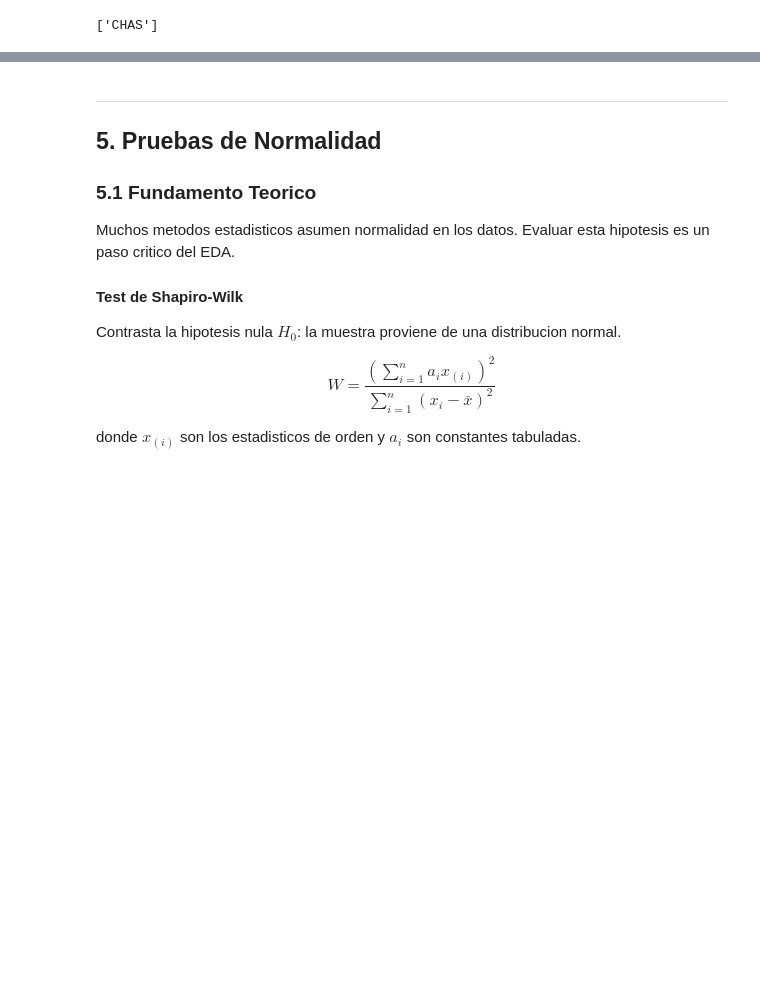
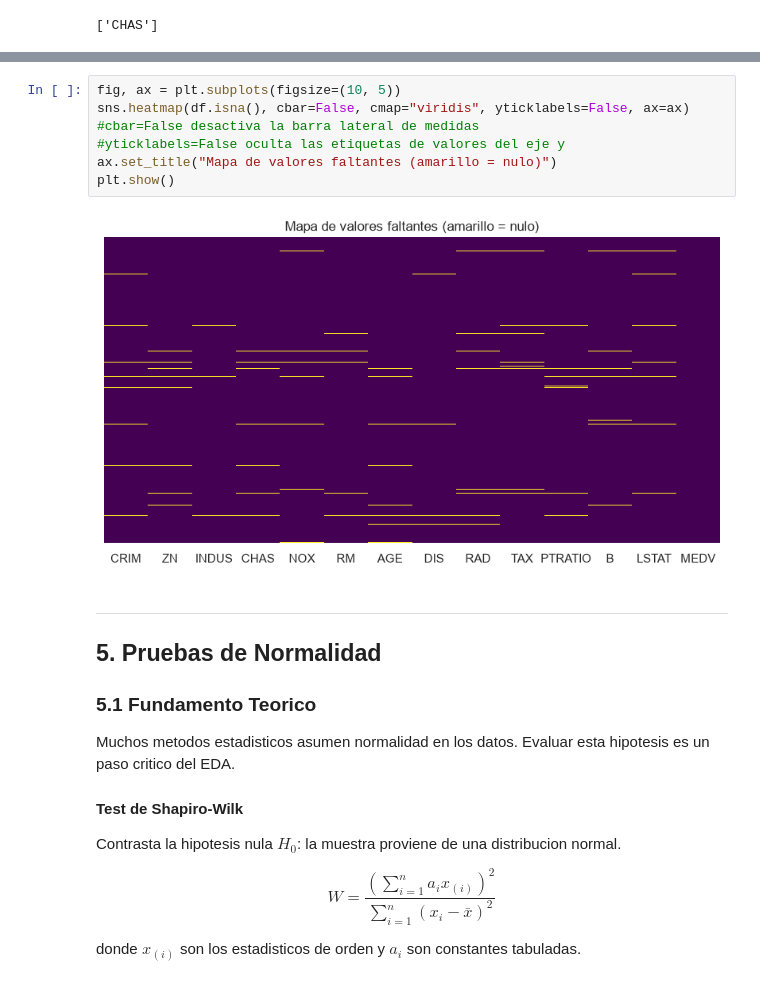
Before and after one commit to alejacos/TP_AA1_Acosta_Hauret_Rinaldi_Torres, a Jupyter notebook: TP_1/scr/EDA_AA_1_TP_1.ipynb, the cells around one changed output, grey strips where cells are left out. Drawn from its saved outputs; the diff is of its cells as text; blank space fills up the shorter version.

```diff
--- a/TP_1/scr/Copia_de_EDA_Aprendizaje_Automatico_I.ipynb
+++ b/TP_1/scr/EDA_AA_1_TP_1.ipynb
@@ -417,3 +424,12 @@ Registros duplicados: 0 (0.00%)
+# %%
+fig, ax = plt.subplots(figsize=(10, 5))
+sns.heatmap(df.isna(), cbar=False, cmap="viridis", yticklabels=False, ax=ax)
+#cbar=False desactiva la barra lateral de medidas
+#yticklabels=False oculta las etiquetas de valores del eje y
+ax.set_title("Mapa de valores faltantes (amarillo = nulo)")
+plt.show()
+# %% [output]
+[figure, added]
 # %% [markdown]
 ---
 
```
Also changed, not shown: parts of 26 cells of this notebook.
